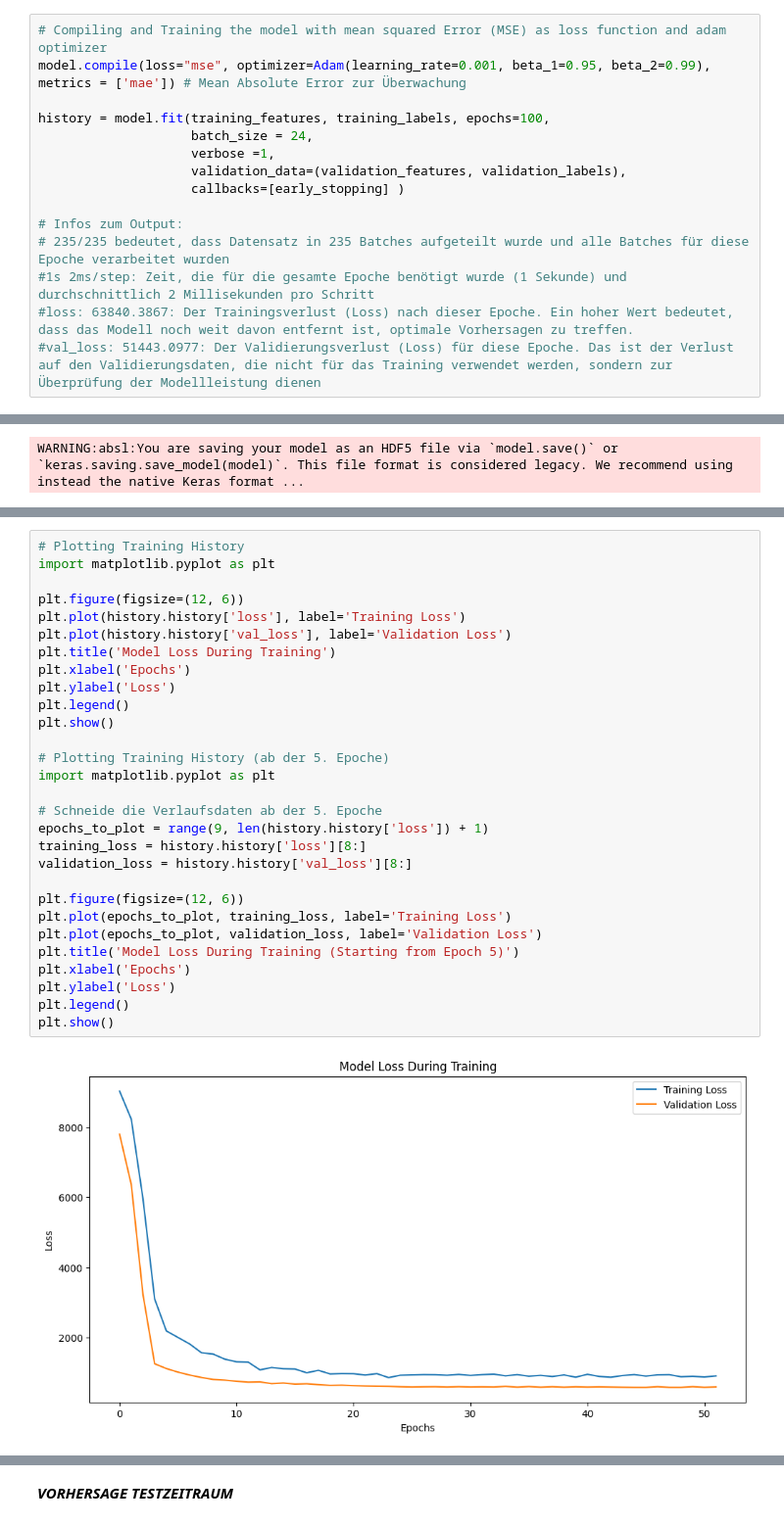
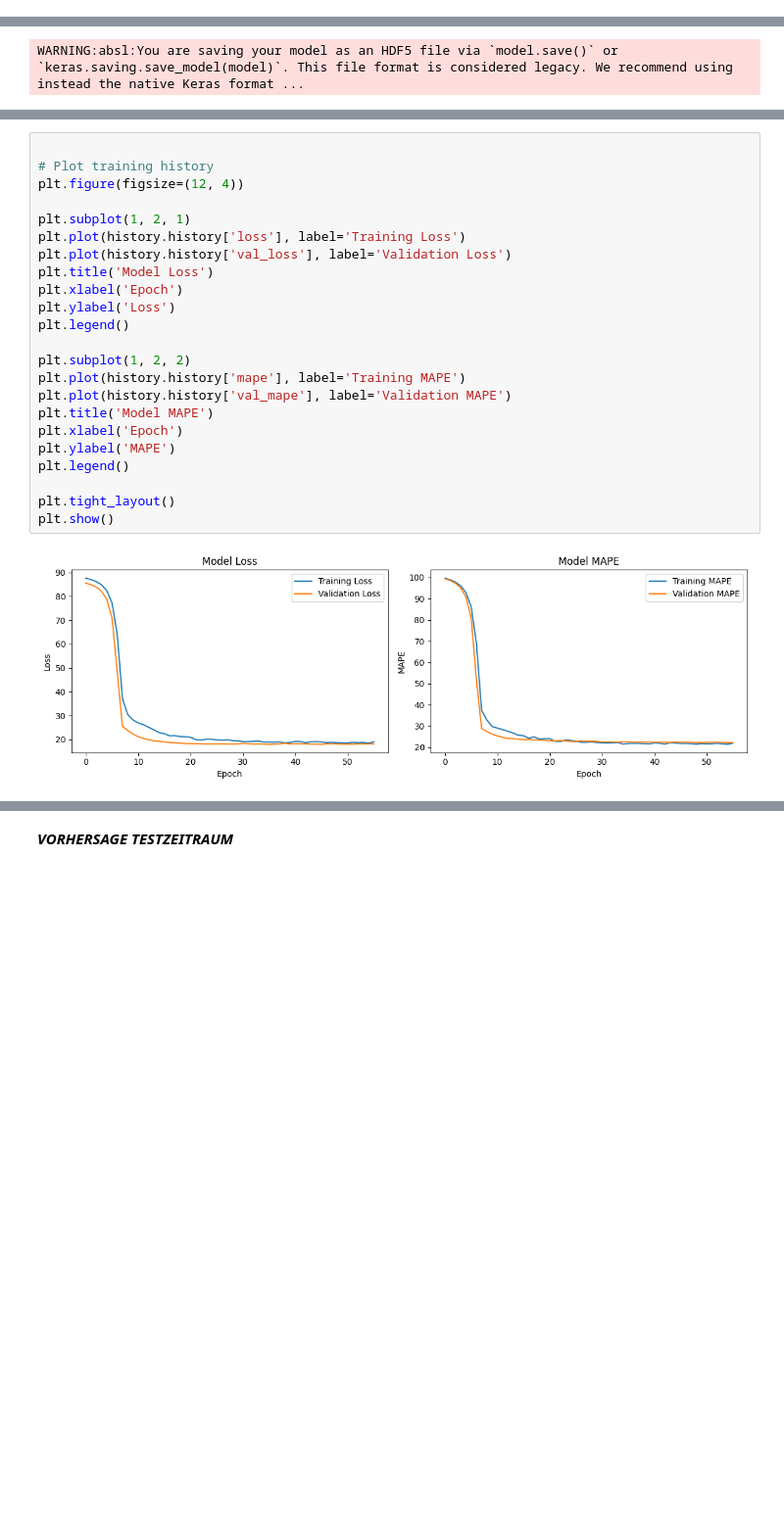
Before and after one commit to jul-mar/bakery_sales_prediction, a Jupyter notebook: 3_Model/01_Julius/04_SGD_optimized/Konditorei_Optimierung_NN_V4.ipynb, the cells around one changed output, grey strips where cells are left out. Shown at 98% size. Drawn from its saved outputs; the diff is of its cells as text; blank space fills up the shorter version.

```diff
--- a/3_Model/01_Julius/04_SGD_optimized/Konditorei_Optimierung_NN_V4.ipynb
+++ b/3_Model/01_Julius/04_SGD_optimized/Konditorei_Optimierung_NN_V4.ipynb
@@ -77,15 +101,0 @@ model.summary()
-# %%
-# Compiling and Training the model with mean squared Error (MSE) as loss function and adam optimizer
-model.compile(loss="mse", optimizer=Adam(learning_rate=0.001, beta_1=0.95, beta_2=0.99), metrics = ['mae']) # Mean Absolute Error zur Überwachung
-
-history = model.fit(training_features, training_labels, epochs=100,
-                    batch_size = 24,
-                    verbose =1,
-                    validation_data=(validation_features, validation_labels),
-                    callbacks=[early_stopping] )
-
-# Infos zum Output:
-# 235/235 bedeutet, dass Datensatz in 235 Batches aufgeteilt wurde und alle Batches für diese Epoche verarbeitet wurden
-#1s 2ms/step: Zeit, die für die gesamte Epoche benötigt wurde (1 Sekunde) und durchschnittlich 2 Millisekunden pro Schritt
-#loss: 63840.3867: Der Trainingsverlust (Loss) nach dieser Epoche. Ein hoher Wert bedeutet, dass das Modell noch weit davon entfernt ist, optimale Vorhersagen zu treffen.
-#val_loss: 51443.0977: Der Validierungsverlust (Loss) für diese Epoche. Das ist der Verlust auf den Validierungsdaten, die nicht für das Training verwendet werden, sondern zur Überprüfung der Modellleistung dienen
@@ -133,31 +196,25 @@ MAPE on the Validation Data: 21.81%
 # %%
-# Plotting Training History
-import matplotlib.pyplot as plt
 
-plt.figure(figsize=(12, 6))
+# Plot training history
+plt.figure(figsize=(12, 4))
+
+plt.subplot(1, 2, 1)
 plt.plot(history.history['loss'], label='Training Loss')
 plt.plot(history.history['val_loss'], label='Validation Loss')
-plt.title('Model Loss During Training')
-plt.xlabel('Epochs')
+plt.title('Model Loss')
+plt.xlabel('Epoch')
 plt.ylabel('Loss')
 plt.legend()
+
+plt.subplot(1, 2, 2)
+plt.plot(history.history['mape'], label='Training MAPE')
+plt.plot(history.history['val_mape'], label='Validation MAPE')
+plt.title('Model MAPE')
+plt.xlabel('Epoch')
+plt.ylabel('MAPE')
+plt.legend()
+
+plt.tight_layout()
 plt.show()
-
-# Plotting Training History (ab der 5. Epoche)
-import matplotlib.pyplot as plt
-
-# Schneide die Verlaufsdaten ab der 5. Epoche
-epochs_to_plot = range(9, len(history.history['loss']) + 1)
-training_loss = history.history['loss'][8:]
-validation_loss = history.history['val_loss'][8:]
-
-plt.figure(figsize=(12, 6))
-plt.plot(epochs_to_plot, training_loss, label='Training Loss')
-plt.plot(epochs_to_plot, validation_loss, label='Validation Loss')
-plt.title('Model Loss During Training (Starting from Epoch 5)')
-plt.xlabel('Epochs')
-plt.ylabel('Loss')
-plt.legend()
-plt.show()
 # %% [output]
-[figure, old version]
+[figure, new version]
```
Also changed, not shown: parts of 10 cells of this notebook, 8 other files.
